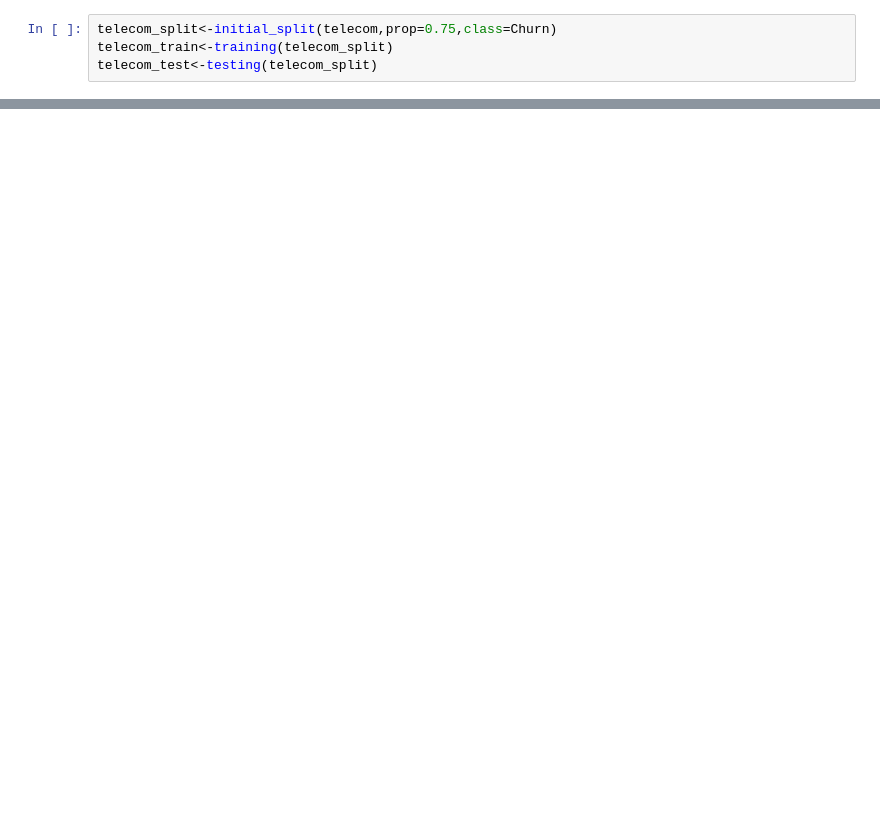
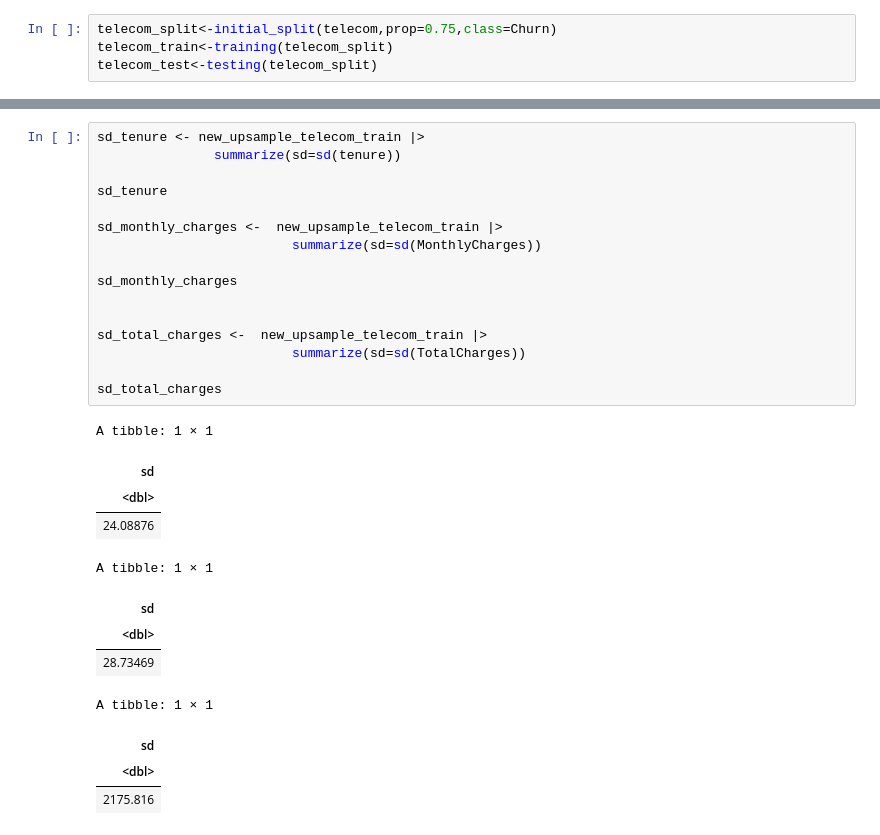
Before and after one commit to hardy1273/churn-analysis-dsci-100, a Jupyter notebook: workingdocument.ipynb, the cells around one changed output, grey strips where cells are left out. Cells and saved outputs as stored; diff of their text form; blank space fills up the shorter version.

```diff
--- a/workingdocument.ipynb
+++ b/workingdocument.ipynb
@@ -55,3 +139,32 @@ new_upsample_telecom_train
+# %%
+sd_tenure <- new_upsample_telecom_train |>
+               summarize(sd=sd(tenure))
+
+sd_tenure
+
+sd_monthly_charges <-  new_upsample_telecom_train |>
+                         summarize(sd=sd(MonthlyCharges))
+
+sd_monthly_charges
+
+
+sd_total_charges <-  new_upsample_telecom_train |>
+                         summarize(sd=sd(TotalCharges))
+
+sd_total_charges
+# %% [output]
+A tibble: 1 × 1
+| sd |
+| <dbl> |
+| 24.08876 |
+A tibble: 1 × 1
+| sd |
+| <dbl> |
+| 28.73469 |
+A tibble: 1 × 1
+| sd |
+| <dbl> |
+| 2175.816 |
 # %%
 set.seed(1234)
 
```
Also changed, not shown: parts of 8 cells of this notebook.
